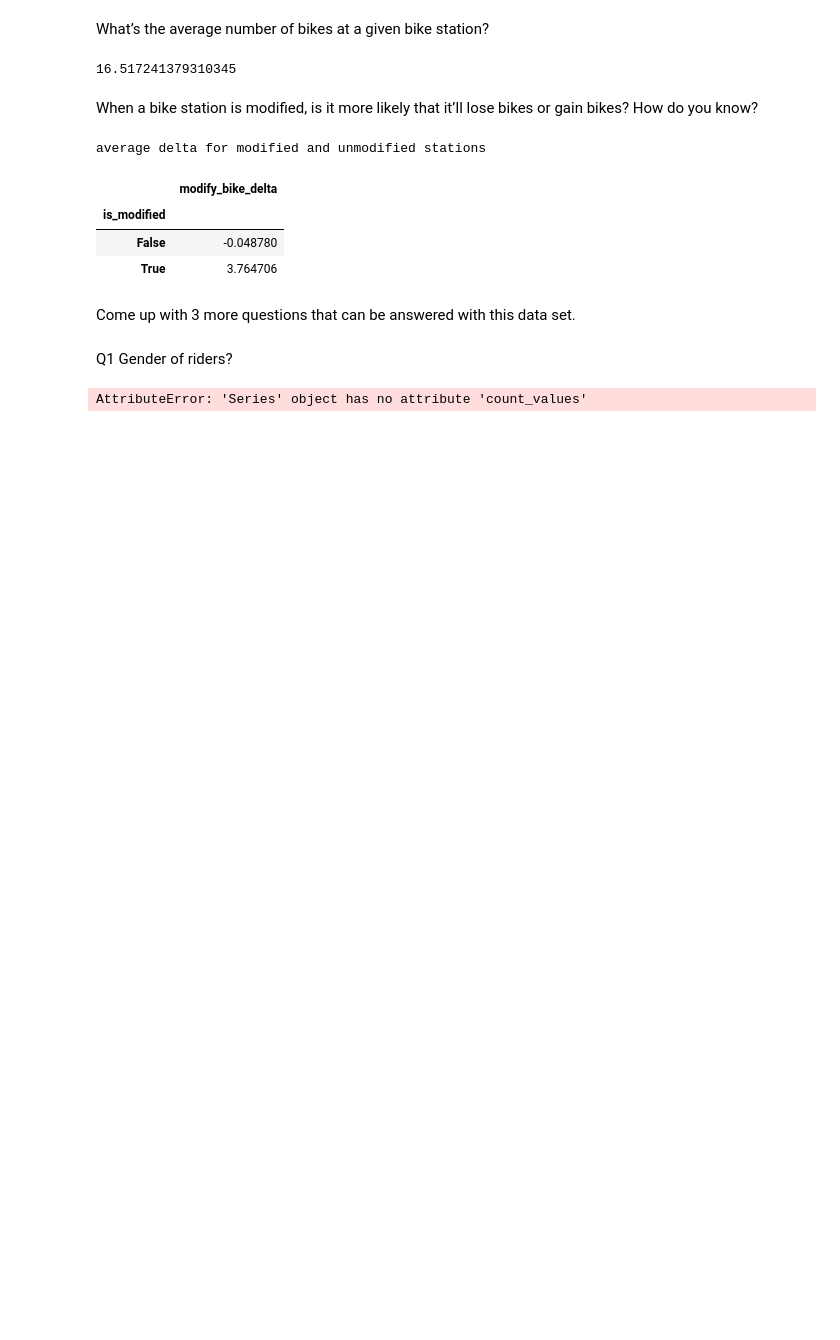
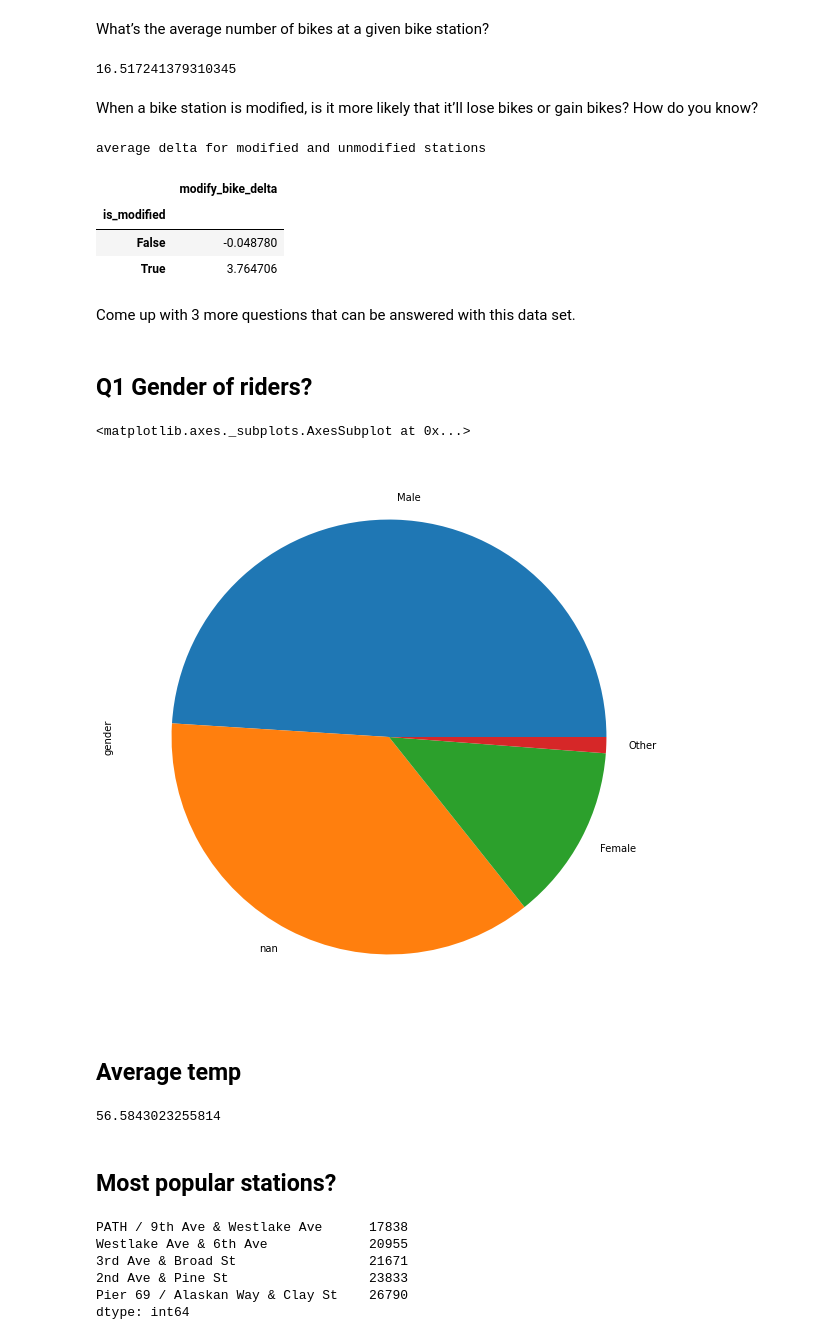
Before and after one commit to leeroywking/kaggle_pandas, a Jupyter notebook: kaggle_vgsales_cycleshare/bike-stats.ipynb, the cells around one changed output. Drawn from its saved outputs; the diff is of its cells as text; code cells hidden in the pictures; blank space fills up the shorter version.

```diff
--- a/kaggle_vgsales_cycleshare/bike-stats.ipynb
+++ b/kaggle_vgsales_cycleshare/bike-stats.ipynb
@@ -47,8 +47,27 @@ average delta for modified and unmodified stations
 # %% [markdown]
    Come up with 3 more questions that can be answered with this data set.
 # %% [markdown]
-Q1 Gender of riders?
+## Q1 Gender of riders?
-# %%
-df_trip["gender"].count_values()
-# %% [output]
-AttributeError: 'Series' object has no attribute 'count_values'
+# %%
+df_trip["gender"].value_counts(dropna=False).plot.pie(y="Gender Of Riders", figsize=(10,10))
+# %% [output]
+<matplotlib.axes._subplots.AxesSubplot at 0x...>
+[figure, added]
+# %% [markdown]
+## Average temp
+# %%
+df_weather["Mean_Temperature_F"].mean()
+# %% [output]
+56.5843023255814
+# %% [markdown]
+## Most popular stations?
+# %%
+sum_trips = df_trip["from_station_name"].value_counts() + df_trip["to_station_name"].value_counts()
+sum_trips.sort_values().tail(5)
+# %% [output]
+PATH / 9th Ave & Westlake Ave      17838
+Westlake Ave & 6th Ave             20955
+3rd Ave & Broad St                 21671
+2nd Ave & Pine St                  23833
+Pier 69 / Alaskan Way & Clay St    26790
+dtype: int64
```
Also changed, not shown: 1 other file.
